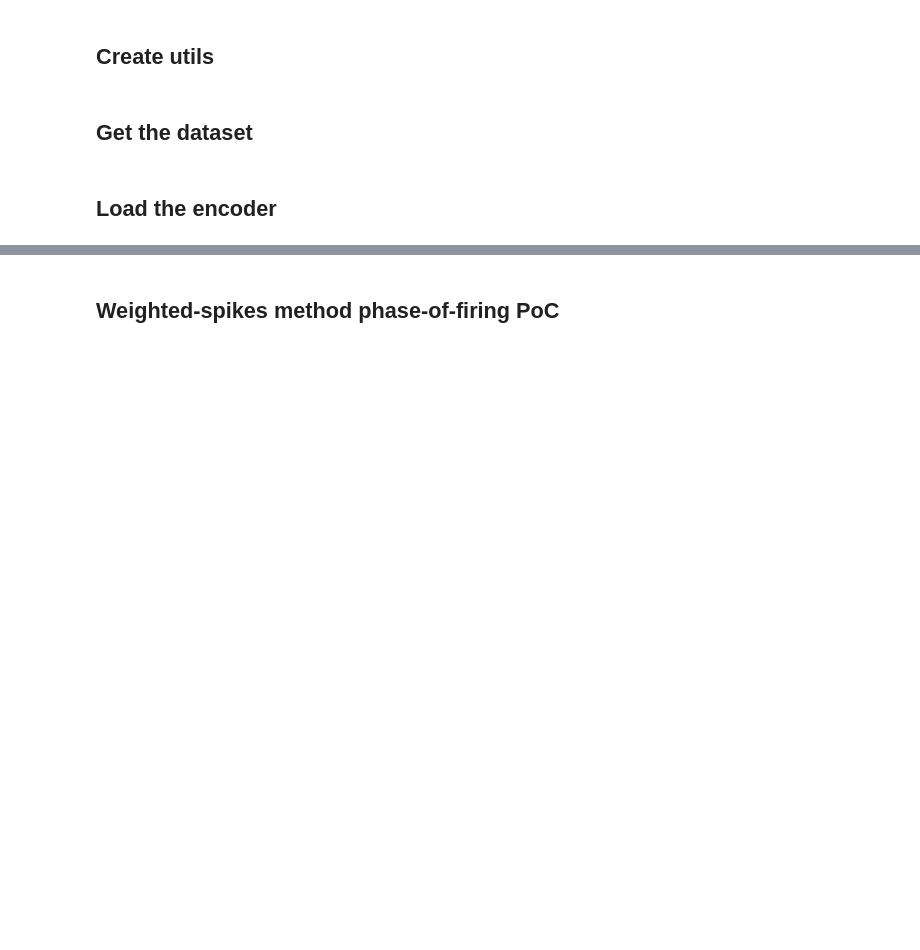
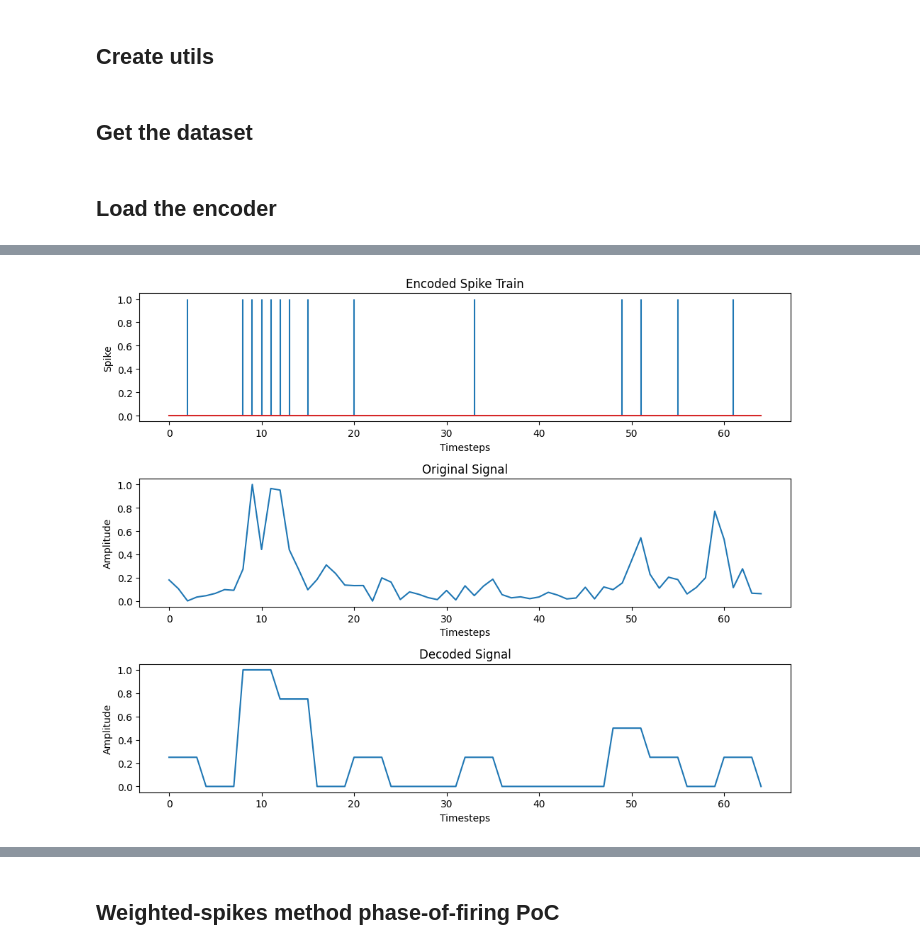
Before and after one commit to sin22766/snn-encoder-test, a Jupyter notebook: encoder-test.ipynb, the cells around one changed output, grey strips where cells are left out. Saved outputs shown, nothing was run; the diff lists cells and outputs as text; code cells hidden in the pictures; blank space fills up the shorter version.

```diff
--- a/encoder-test.ipynb
+++ b/encoder-test.ipynb
@@ -81,3 +81,13 @@ plot_coding(normalized_magnitudes[0,0,0,:], encoded_data[0,0,0,:], decoded_rate[
+# %%
+from encoder import PoissonEncoder
+
+p_encoder = PoissonEncoder(interval_freq=4, random_seed=24)
+encoded_data = p_encoder.encode(magnitudes)
+decoded_rate = p_encoder.decode(encoded_data)
+# %%
+plot_coding(normalized_magnitudes[0,0,0,:], encoded_data[0,0,0,:], decoded_rate[0,0,0,:])
+# %% [output]
+[figure, added]
 # %%
 from encoder import StepForwardEncoder
 
```
Also changed, not shown: parts of 9 cells of this notebook, 2 other files.
